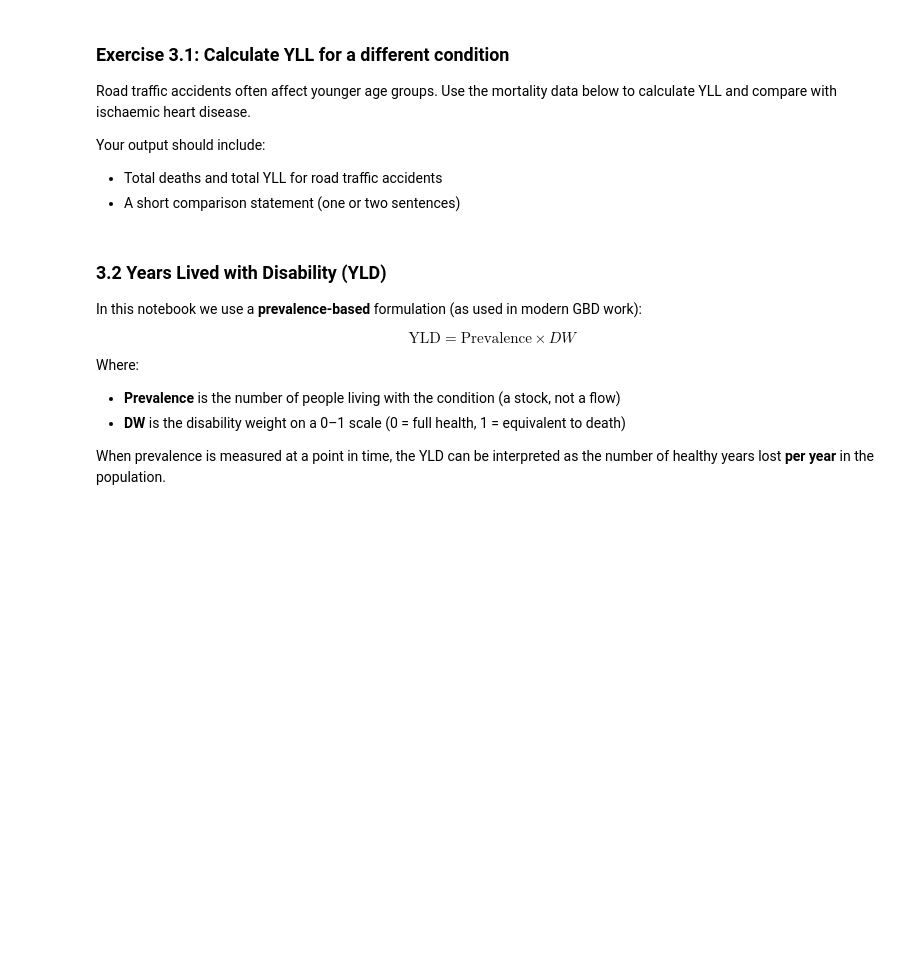
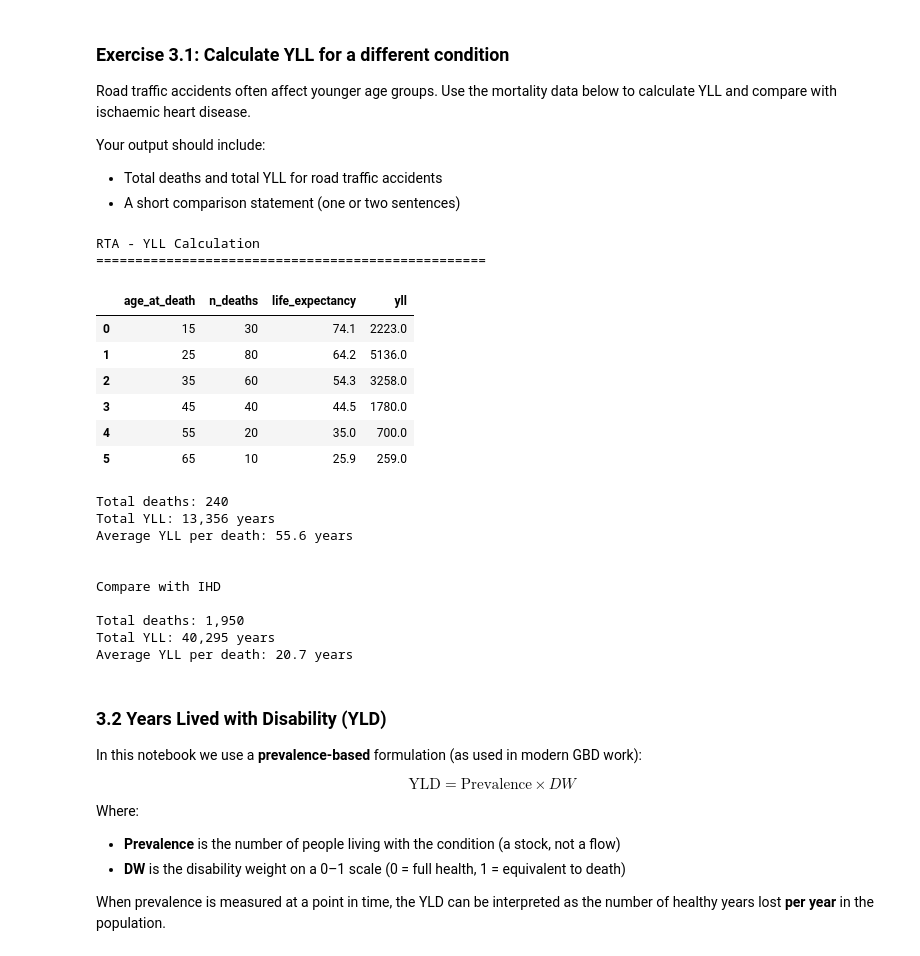
Before and after one commit to ggkuhnle/fb2nep-epi, a Jupyter notebook: notebooks/12_qaly_v2.ipynb, the cells around one changed output. Drawn from its saved outputs; the diff is of its cells as text; code cells hidden in the pictures; blank space fills up the shorter version.

```diff
--- a/notebooks/12_qaly_v2.ipynb
+++ b/notebooks/12_qaly_v2.ipynb
@@ -176,14 +240,41 @@ Your output should include:
 # %%
 # Road traffic accident deaths
 rta_deaths = {
     15: 30,
     25: 80,
     35: 60,
     45: 40,
     55: 20,
     65: 10
 }
 
-# YOUR CODE HERE
-# 1. Use calculate_yll(rta_deaths)
-# 2. Compare total deaths and total YLL between IHD and RTA
+total_rta_yll, yll_rta_breakdown = calculate_yll(rta_deaths)
+
+print("RTA - YLL Calculation")
+print("=" * 50)
+display(yll_rta_breakdown)
+
+n_rta_deaths = sum(rta_deaths.values())
+print(f"\nTotal deaths: {n_rta_deaths:,}")
+print(f"Total YLL: {total_rta_yll:,.0f} years")
+print(f"Average YLL per death: {total_rta_yll / n_rta_deaths:.1f} years")
+# %% [output]
+RTA - YLL Calculation
+==================================================
+|  | age_at_death | n_deaths | life_expectancy | yll |
+| 0 | 15 | 30 | 74.1 | 2223.0 |
+| 1 | 25 | 80 | 64.2 | 5136.0 |
+| 2 | 35 | 60 | 54.3 | 3258.0 |
+| 3 | 45 | 40 | 44.5 | 1780.0 |
+| 4 | 55 | 20 | 35.0 | 700.0 |
+| 5 | 65 | 10 | 25.9 | 259.0 |
+Total deaths: 240
+Total YLL: 13,356 years
+Average YLL per death: 55.6 years
+
+
+Compare with IHD
+
+Total deaths: 1,950
+Total YLL: 40,295 years
+Average YLL per death: 20.7 years
```
Also changed, not shown: parts of 7 cells of this notebook, 3 other files.
